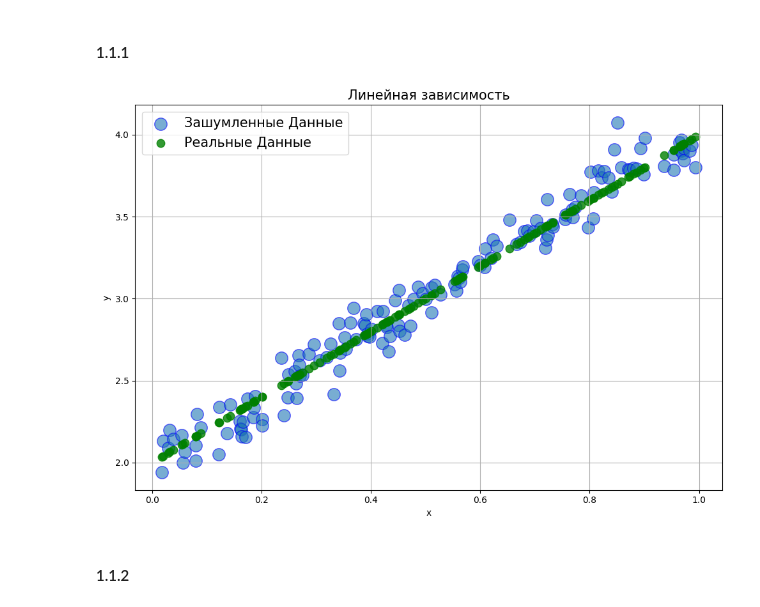
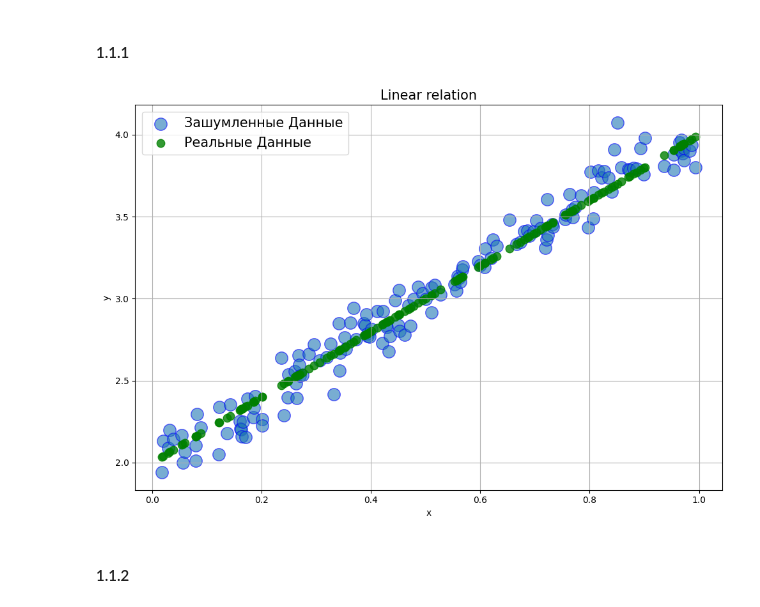
Before and after one commit to modernpacifist/engineering-of-machine-learning-urfu, a Jupyter notebook: math-basics-of-machine-learning/Notebooks/HW2_MBML.ipynb, the cells around one changed output. Saved outputs shown, nothing was run; the diff lists cells and outputs as text; code cells hidden in the pictures.

```diff
--- a/math-basics-of-machine-learning/Notebooks/HW2_MBML.ipynb
+++ b/math-basics-of-machine-learning/Notebooks/HW2_MBML.ipynb
@@ -57,16 +57,16 @@ def visualize_data(y, y_true, x, title):
 # %%
 y, y_true_line, x = dataset(
     a=2,
     b=2,
     f=None,
     N=150,
     x_max=1,
     noise_power=0.1,
     seed=33
 )
 
-visualize_data(y, y_true_line, x, 'Линейная зависимость')
+visualize_data(y, y_true_line, x, 'Linear relation')
 # %% [output]
-[figure, old version]
+[figure, new version]
 # %% [markdown]
 #### 1.1.2
```
Also changed, not shown: parts of 15 cells of this notebook.
